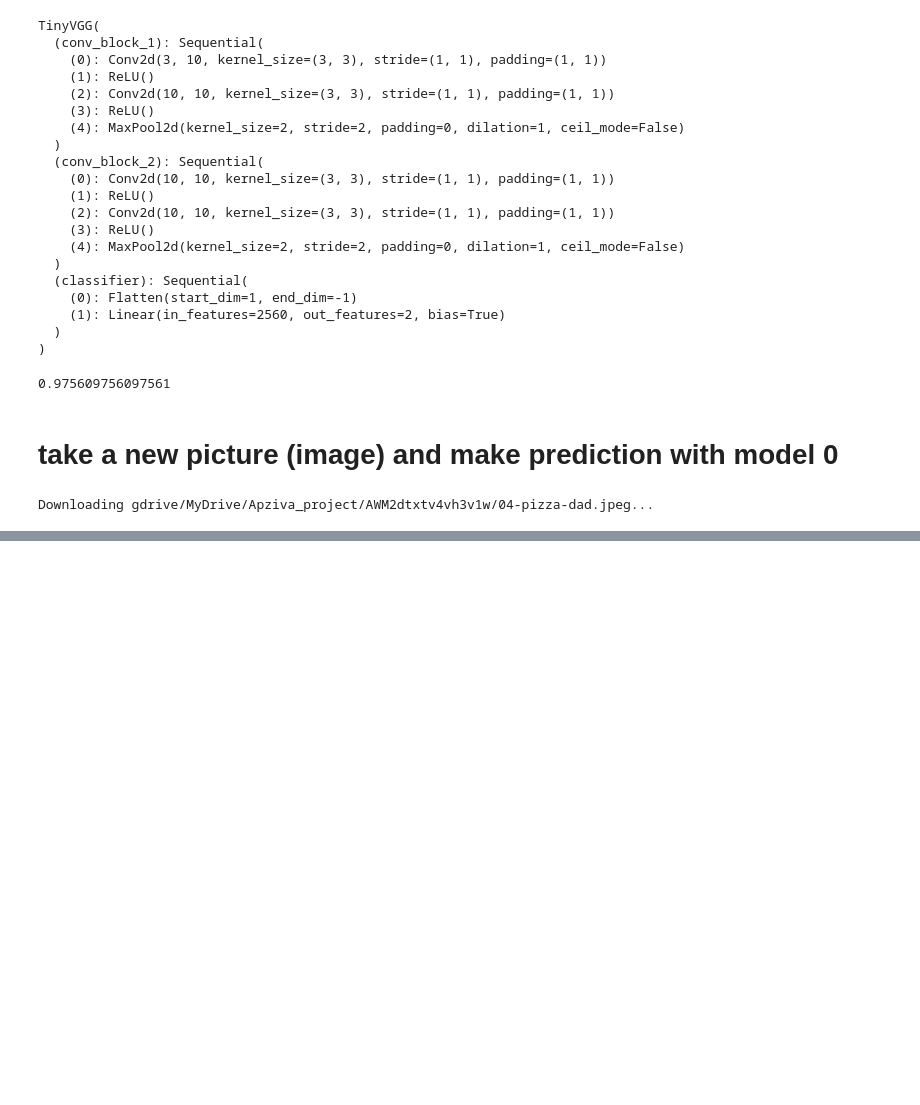
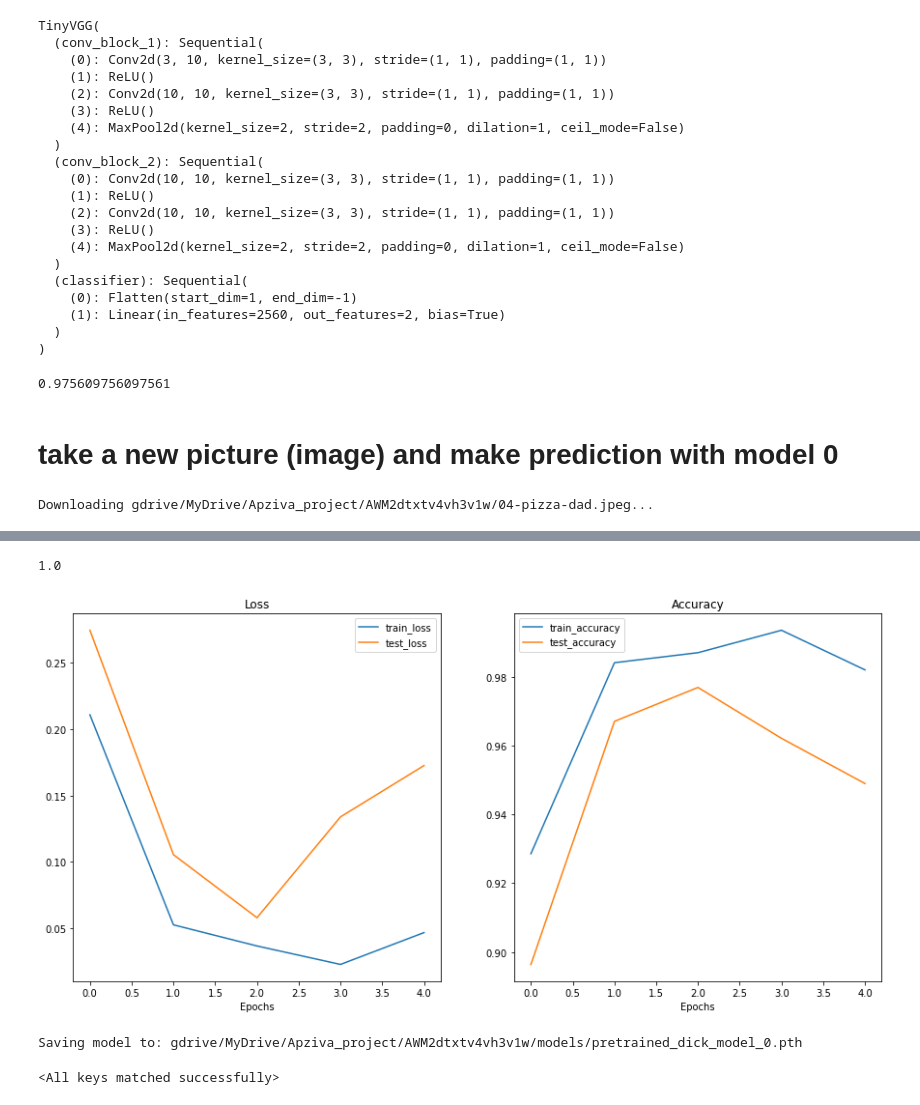
Before and after one commit to pascale25/AWM2dtxtv4vh3v1w_CNN_project, a Jupyter notebook: MonReader_CNN_project.ipynb, the cells around one changed output, grey strips where cells are left out. Saved outputs shown, nothing was run; the diff lists cells and outputs as text; code cells hidden in the pictures; blank space fills up the shorter version.

```diff
--- a/MonReader_CNN_project.ipynb
+++ b/MonReader_CNN_project.ipynb
@@ -1187,0 +1299,4 @@ Downloading gdrive/MyDrive/Apziva_project/AWM2dtxtv4vh3v1w/04-pizza-dad.jpeg...
+# %%
+# Changing the number of classes
+pretrained_resnet_34_model_0 = timm.create_model('resnet34', pretrained=True, num_classes = 2).to(device)
+pretrained_resnet_34_model_0.get_classifier()
@@ -1187,0 +1338,11 @@ Downloading gdrive/MyDrive/Apziva_project/AWM2dtxtv4vh3v1w/04-pizza-dad.jpeg...
+# %%
+# Use ImageFolder to create dataset(s)
+from torchvision import datasets
+train_data = datasets.ImageFolder(root=train_dir, # target folder of images
+                                  transform=manual_transforms, # transforms to perform on data (images)
+                                  target_transform=None) # transforms to perform on labels (if necessary)
+
+test_data = datasets.ImageFolder(root=test_dir,
+                                 transform=manual_transforms)
+
+print(f"Train data:\n{train_data}\nTest data:\n{test_data}")
@@ -1187,0 +1429,28 @@ Downloading gdrive/MyDrive/Apziva_project/AWM2dtxtv4vh3v1w/04-pizza-dad.jpeg...
+# %%
+# Setup loss function and optimizer
+loss_fn = nn.CrossEntropyLoss()
+optimizer = torch.optim.Adam(params=pretrained_resnet_34_model_0.parameters(), lr=0.001) # default of Adm is 0.001
+# %%
+# train and evaluate model zero
+# Set random seeds
+torch.manual_seed(42)
+torch.cuda.manual_seed(42)
+
+# Set number of epochs
+NUM_EPOCHS = 5
+
+# Start the timer
+from timeit import default_timer as timer
+start_time = timer()
+
+# Train model_0
+model_0_results_02 = train(model=pretrained_resnet_34_model_0,
+                        train_dataloader=train_dataloader,
+                        test_dataloader=test_dataloader,
+                        optimizer=optimizer,
+                        loss_fn=loss_fn,
+                        epochs=NUM_EPOCHS)
+
+# End the timer and print out how long it took
+end_time = timer()
+print(f"Total training time: {end_time-start_time:.3f} seconds")
@@ -1187,0 +1497,24 @@ Downloading gdrive/MyDrive/Apziva_project/AWM2dtxtv4vh3v1w/04-pizza-dad.jpeg...
+# %%
+from sklearn.metrics import f1_score
+test_pred_labels = test_pred_logits5.argmax(dim=1)
+y_predd = test_pred_labels
+y_predd = y_predd.detach().cpu().numpy()
+y_truee = y.detach().cpu().numpy()
+f1_score5 = f1_score(y_truee, y_predd)
+f1_score5
+# %% [output]
+1.0
+# %%
+plot_loss_curves(model_0_results_02)
+# %% [output]
+[figure, added]
+# %%
+#      1.  Save the model dick
+MODEL_NAME = "pretrained_dick_model_0.pth"
+MODEL_SAVE_PATH = data_path / "models" / MODEL_NAME
+# Save the model state dict
+print(f"Saving model to: {MODEL_SAVE_PATH}")
+torch.save(obj=pretrained_resnet_34_model_0.state_dict(), # only saving the state_dict() only saves the learned parameters
+           f=MODEL_SAVE_PATH)
+# %% [output]
+Saving model to: gdrive/MyDrive/Apziva_project/AWM2dtxtv4vh3v1w/models/pretrained_dick_model_0.pth
@@ -1187,0 +1523,7 @@ Downloading gdrive/MyDrive/Apziva_project/AWM2dtxtv4vh3v1w/04-pizza-dad.jpeg...
+# %%
+# Setup the model  dick filepath
+pretrained_model_dick_path = "gdrive/MyDrive/Apziva_project/AWM2dtxtv4vh3v1w/models/pretrained_dick_model_0.pth"
+pretrained_resnet_34_model_dick_load = timm.create_model('resnet34', pretrained=True, num_classes = 2).to(device)
+pretrained_resnet_34_model_dick_load.load_state_dict(torch.load(pretrained_model_dick_path))
+# %% [output]
+<All keys matched successfully>
```
Also changed, not shown: parts of 42 cells of this notebook.
